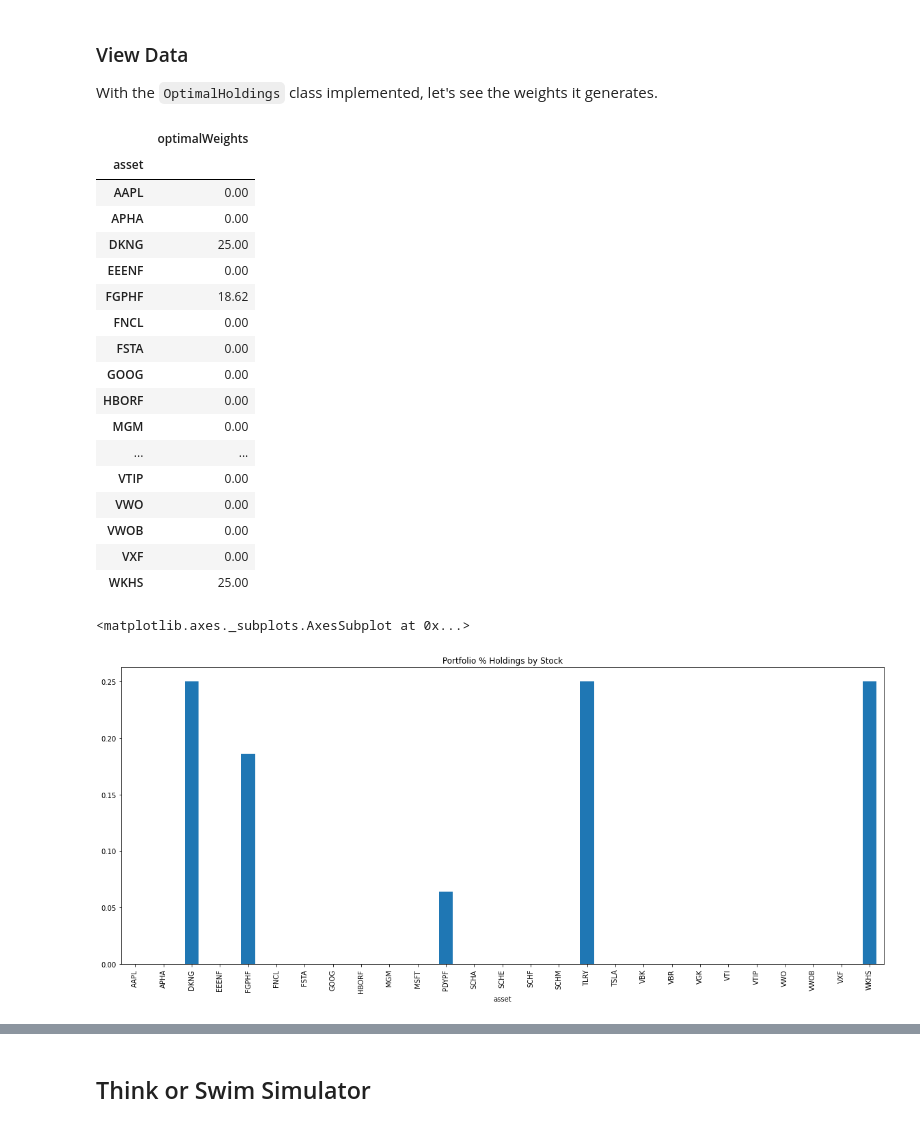
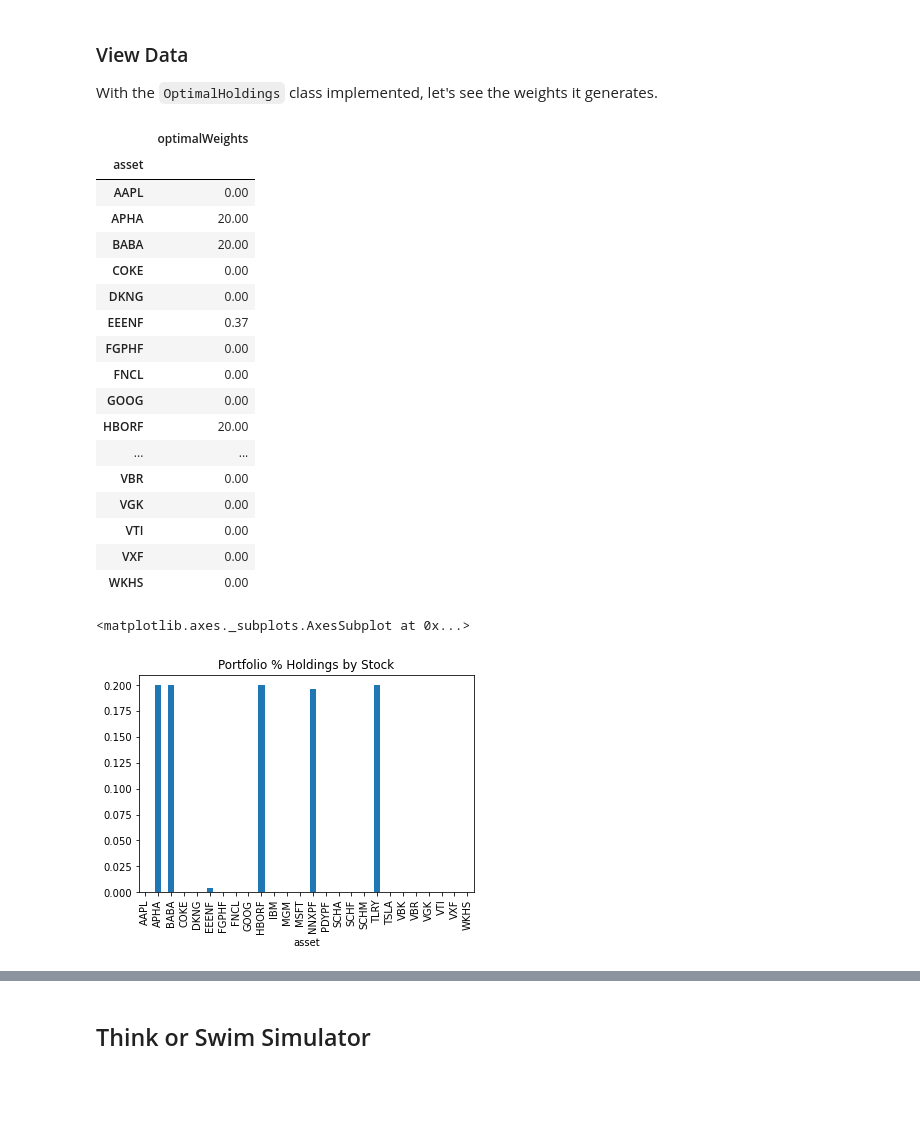
Before and after one commit to nmaiorana/svi-trading-tools, a Jupyter notebook: portfolio_analysis_ira_20210323.ipynb, the cells around one changed output, grey strips where cells are left out. Saved outputs shown, nothing was run; the diff lists cells and outputs as text; code cells hidden in the pictures; blank space fills up the shorter version.

```diff
--- a/portfolio_analysis_ira_20210323.ipynb
+++ b/portfolio_analysis_ira_20210323.ipynb
@@ -277,7 +295,7 @@ factfun.sharpe_ratio(port_returns)
 # %%
 all_factors = pd.concat(
     [
-        factfun.momentum(portfolio_price_histories, 90),
+        factfun.momentum(portfolio_price_histories, 120),
         factfun.mean_revision_factor_returns(portfolio_price_histories, 5),
         factfun.mean_revision_factor_returns_smoothed(portfolio_price_histories, 5),
         factfun.overnight_sentiment(portfolio_price_histories, 5),
@@ -571,30 +590,30 @@ class OptimalHoldings(AbstractOptimalHoldings):
 ### View Data
 With the `OptimalHoldings` class implemented, let's see the weights it generates.
 # %%
-optimal_weights = OptimalHoldings(risk_cap=0.05,weights_max=0.25, weights_min=-0.0).find(alpha_vector, risk_model.factor_betas_, risk_model.factor_cov_matrix_, risk_model.idiosyncratic_var_vector_)
+optimal_weights = OptimalHoldings(risk_cap=0.05,weights_max=0.20, weights_min=-0.05).find(alpha_vector, risk_model.factor_betas_, risk_model.factor_cov_matrix_, risk_model.idiosyncratic_var_vector_)
 display((optimal_weights*100).round(2))
 optimal_weights.plot.bar(legend=None, title='Portfolio % Holdings by Stock')
 #x_axis = plt.axes().get_xaxis()
 #x_axis.set_visible(False)
 # %% [output]
 |  | optimalWeights |
 | asset |  |
 | AAPL | 0.00 |
-| APHA | 0.00 |
-| DKNG | 25.00 |
-| EEENF | 0.00 |
-| FGPHF | 18.62 |
+| APHA | 20.00 |
+| BABA | 20.00 |
+| COKE | 0.00 |
+| DKNG | 0.00 |
+| EEENF | 0.37 |
+| FGPHF | 0.00 |
 | FNCL | 0.00 |
-| FSTA | 0.00 |
 | GOOG | 0.00 |
-| HBORF | 0.00 |
-| MGM | 0.00 |
+| HBORF | 20.00 |
 | ... | ... |
-| VTIP | 0.00 |
-| VWO | 0.00 |
-| VWOB | 0.00 |
+| VBR | 0.00 |
+| VGK | 0.00 |
+| VTI | 0.00 |
 | VXF | 0.00 |
-| WKHS | 25.00 |
+| WKHS | 0.00 |
 <matplotlib.axes._subplots.AxesSubplot at 0x...>
-[figure, old version]
+[figure, new version]
 # %%
```
Also changed, not shown: parts of 22 cells of this notebook, 2 other files.
